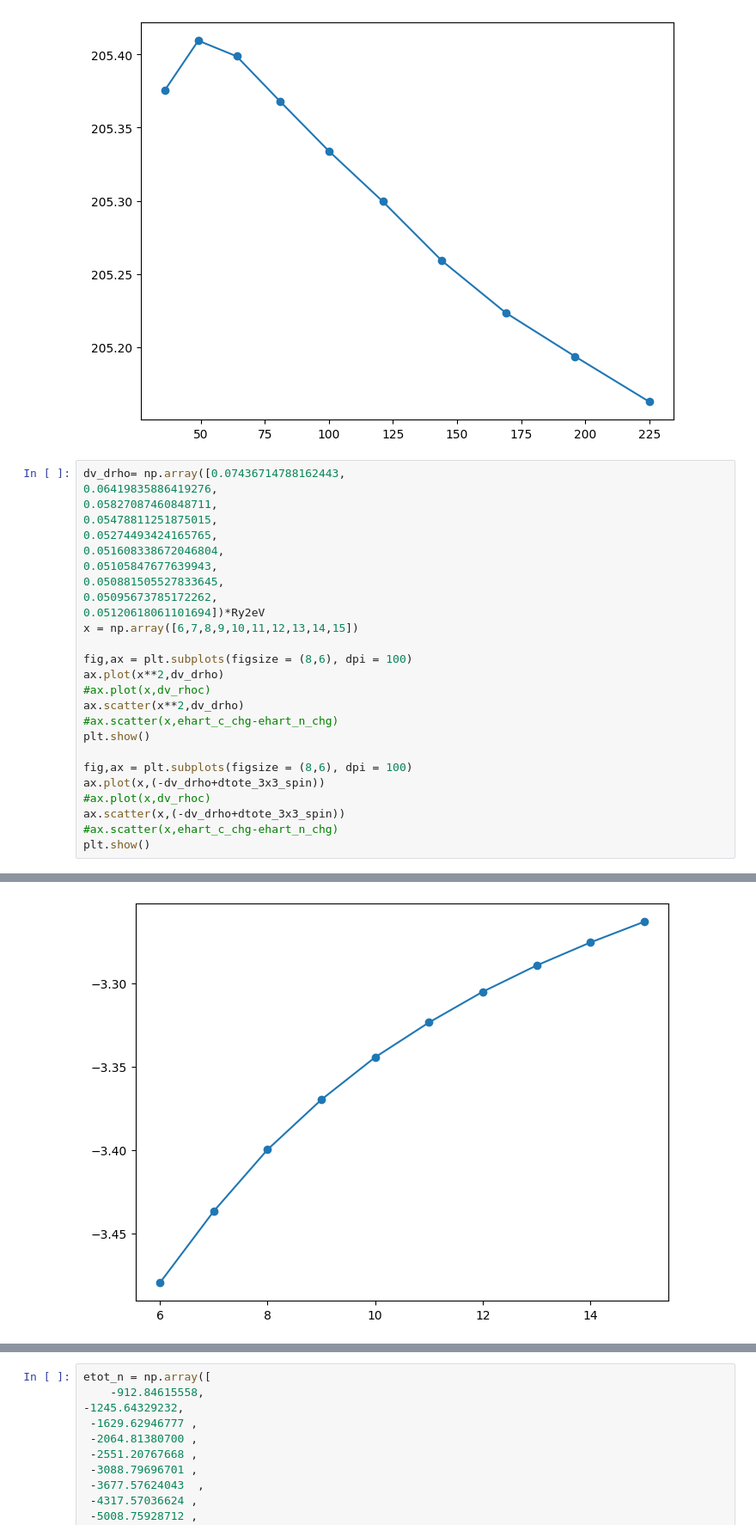
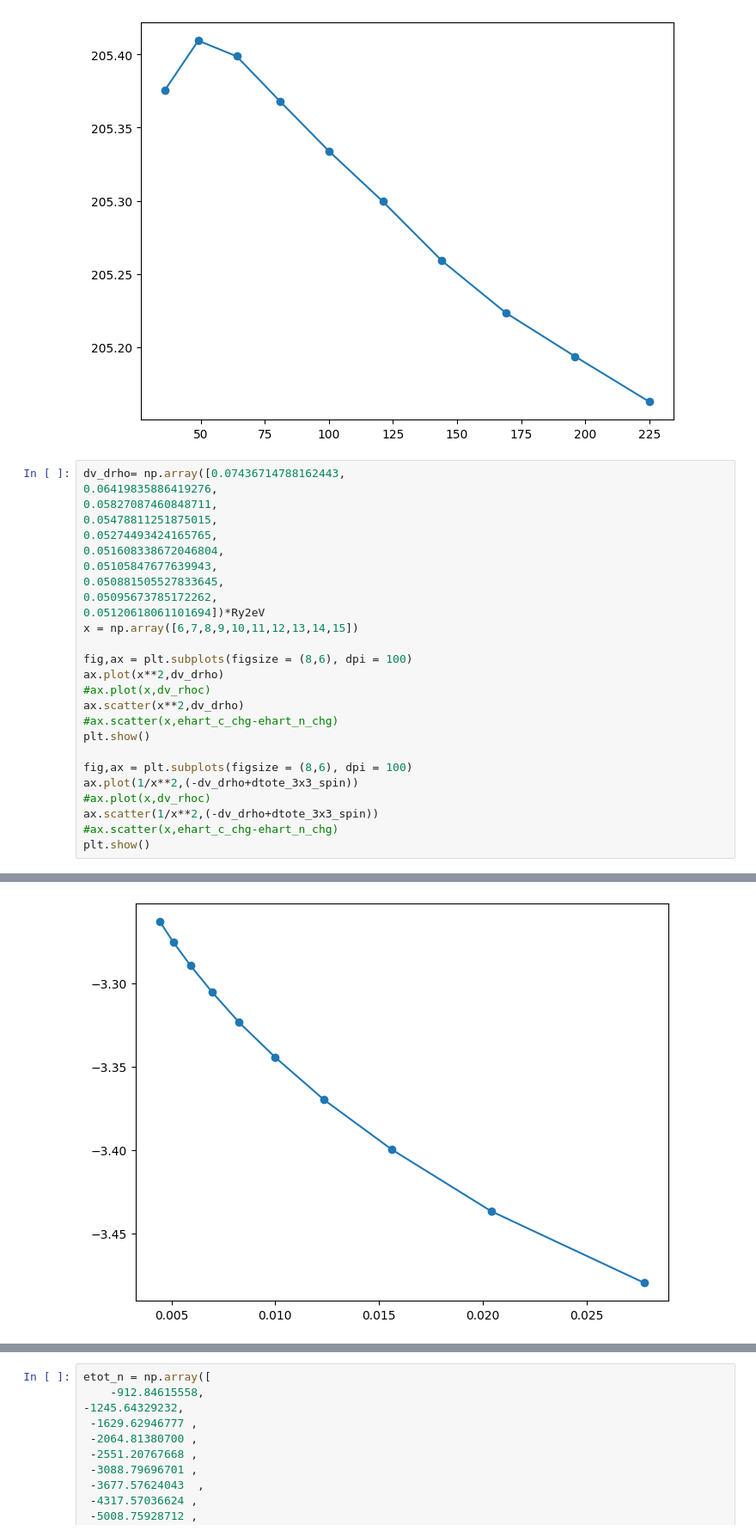
Before and after one commit to rjguo1208/potcorr, a Jupyter notebook: plot.ipynb, the cells around one changed output, grey strips where cells are left out. Shown at 86% size. Drawn from its saved outputs; the diff is of its cells as text.

```diff
--- a/plot.ipynb
+++ b/plot.ipynb
@@ -278,29 +278,29 @@ plt.show()
 # %%
 dv_drho= np.array([0.07436714788162443,
 0.06419835886419276,
 0.05827087460848711,
 0.05478811251875015,
 0.05274493424165765,
 0.051608338672046804,
 0.05105847677639943,
 0.050881505527833645,
 0.05095673785172262,
 0.05120618061101694])*Ry2eV
 x = np.array([6,7,8,9,10,11,12,13,14,15])
 
 fig,ax = plt.subplots(figsize = (8,6), dpi = 100)
 ax.plot(x**2,dv_drho)
 #ax.plot(x,dv_rhoc)
 ax.scatter(x**2,dv_drho)
 #ax.scatter(x,ehart_c_chg-ehart_n_chg)
 plt.show()
 
 fig,ax = plt.subplots(figsize = (8,6), dpi = 100)
-ax.plot(x,(-dv_drho+dtote_3x3_spin))
+ax.plot(1/x**2,(-dv_drho+dtote_3x3_spin))
 #ax.plot(x,dv_rhoc)
-ax.scatter(x,(-dv_drho+dtote_3x3_spin))
+ax.scatter(1/x**2,(-dv_drho+dtote_3x3_spin))
 #ax.scatter(x,ehart_c_chg-ehart_n_chg)
 plt.show()
 # %% [output]
 [figure]
-[figure, old version]
+[figure, new version]
```
Also changed, not shown: parts of 11 cells of this notebook, 4 other files.
